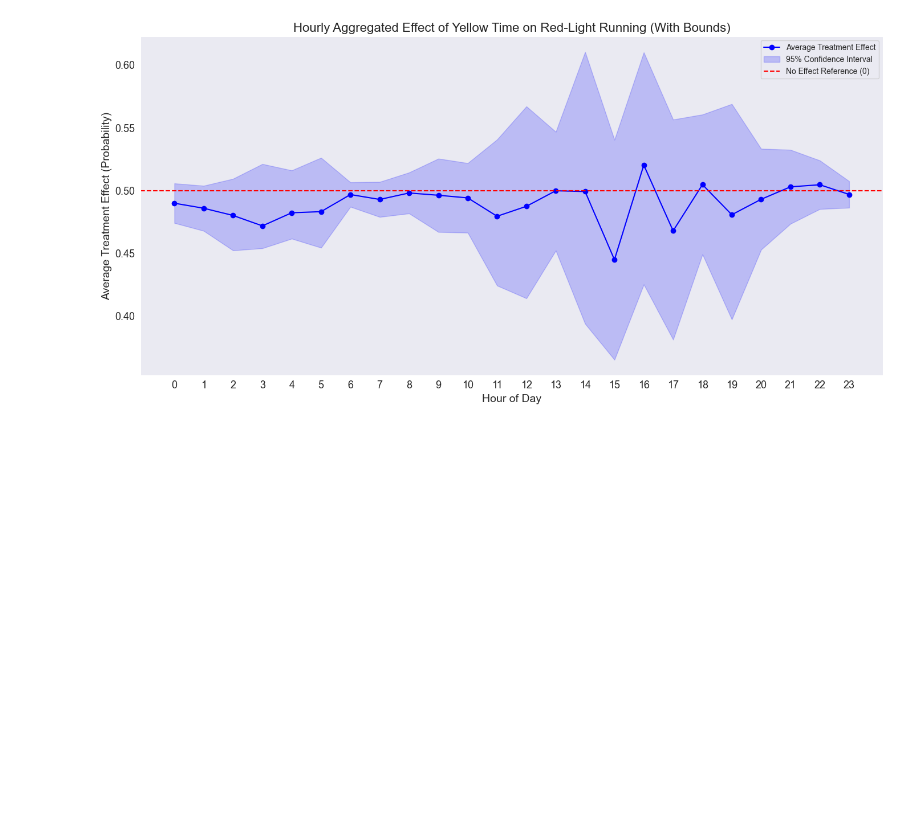
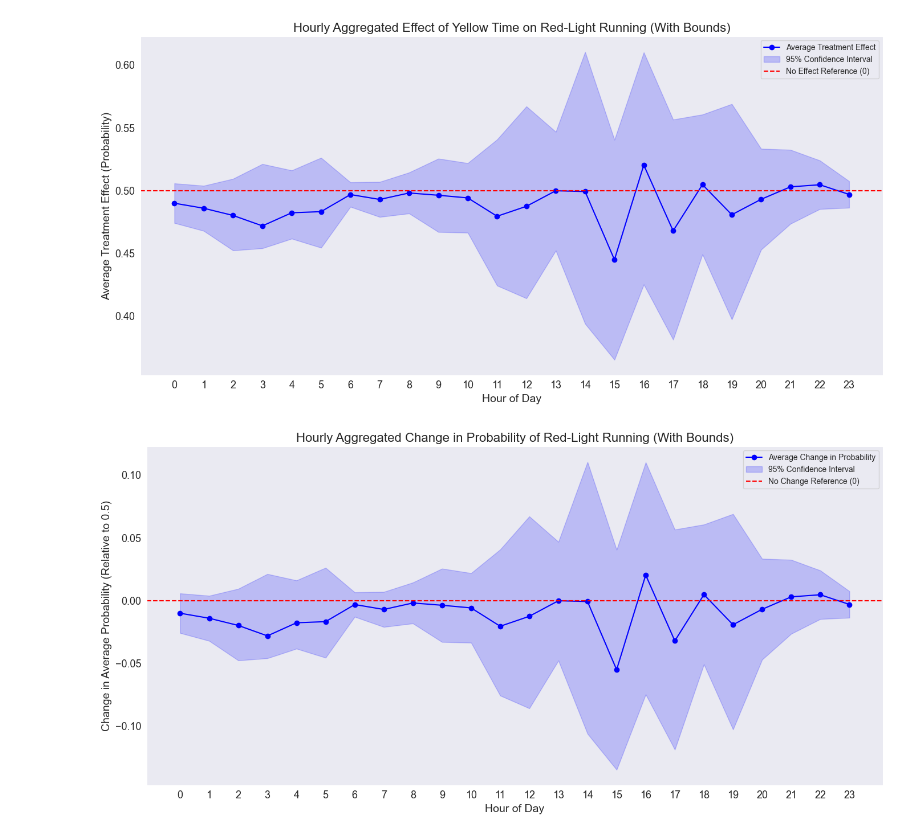
Before and after one commit to bmtazbiulhassan/signal_adjustment, a Jupyter notebook: notebook/ii modeling.ipynb, the cells around one changed output. Saved outputs shown, nothing was run; the diff lists cells and outputs as text; code cells hidden in the pictures; blank space fills up the shorter version.

```diff
--- a/notebook/ii modeling.ipynb
+++ b/notebook/ii modeling.ipynb
@@ -403,3 +446,44 @@ plt.savefig("../report/probability_change_hourly.png", dpi=300)
 plt.show()
 # %% [output]
 [figure]
+# %%
+# Calculate treatment effects and confidence intervals relative to 0.5
+X = X_test[["hour"]].copy()
+X["ite"] = [p - 0.5 for p in ite_probs]  # Adjust probabilities relative to 0.5
+X["iteLower"] = [lp - 0.5 for lp in ite_lower_probs]  # Lower bound relative to 0.5
+X["iteUpper"] = [up - 0.5 for up in ite_upper_probs]  # Upper bound relative to 0.5
+
+# Group by Hour and calculate the mean and confidence intervals for each hour
+hourly_ite = X.groupby("hour")["ite"].mean()
+hourly_ite_lower = X.groupby("hour")["iteLower"].mean()
+hourly_ite_upper = X.groupby("hour")["iteUpper"].mean()
+
+# Plot hourly aggregated effects with confidence intervals
+plt.figure(figsize=(14, 7))
+plt.plot(hourly_ite.index, hourly_ite.values, marker='o', label="Average Change in Probability", color='blue')
+plt.fill_between(
+    hourly_ite.index,
+    hourly_ite_lower.values,
+    hourly_ite_upper.values,
+    color='blue',
+    alpha=0.2,
+    label="95% Confidence Interval"
+)
+plt.axhline(0, color='red', linestyle='--', label="No Change Reference (0)")
+
+# Customize the plot
+plt.xlabel("Hour of Day", fontsize=14)
+plt.ylabel("Change in Average Probability (Relative to 0.5)", fontsize=14)
+plt.title("Hourly Aggregated Change in Probability of Red-Light Running (With Bounds)", fontsize=16)
+plt.xticks(np.arange(0, 24, 1))
+plt.legend()
+plt.grid()
+
+plt.tick_params(axis="x", labelsize=13)
+plt.tick_params(axis="y", labelsize=13)
+
+plt.tight_layout()
+plt.savefig("../report/probability_change_hourly.png", dpi=300)
+plt.show()
+# %% [output]
+[figure, added]
```
Also changed, not shown: parts of 6 cells of this notebook, 1 other file.
